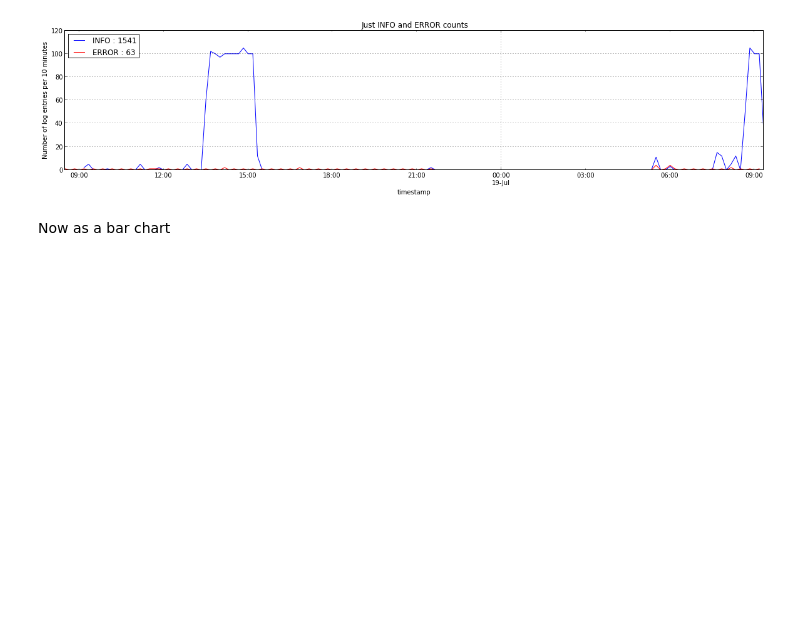
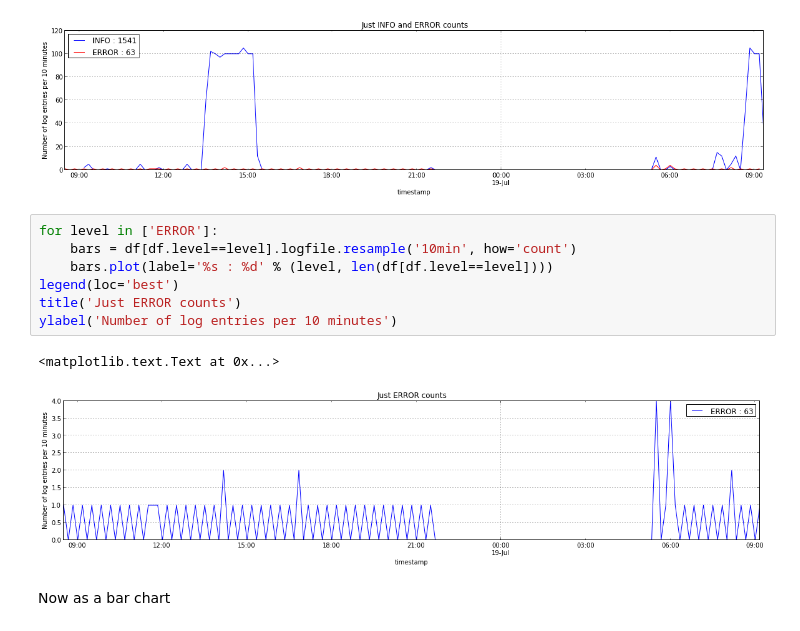
Before and after one commit to peterwilliams97/log_analysis, a Jupyter notebook: nb_pandas.ipynb, the cells around one changed output. Cells and saved outputs as stored; diff of their text form; blank space fills up the shorter version.

```diff
--- a/nb_pandas.ipynb
+++ b/nb_pandas.ipynb
@@ -140,6 +140,16 @@ ylabel('Number of log entries per 10 minutes')
 # %% [output]
 <matplotlib.text.Text at 0x...>
 [figure]
+# %%
+for level in ['ERROR']:
+    bars = df[df.level==level].logfile.resample('10min', how='count')
+    bars.plot(label='%s : %d' % (level, len(df[df.level==level])))
+legend(loc='best')
+title('Just ERROR counts')
+ylabel('Number of log entries per 10 minutes')
+# %% [output]
+<matplotlib.text.Text at 0x...>
+[figure, added]
 # %% [markdown]
 Now as a bar chart
 # %%
```
